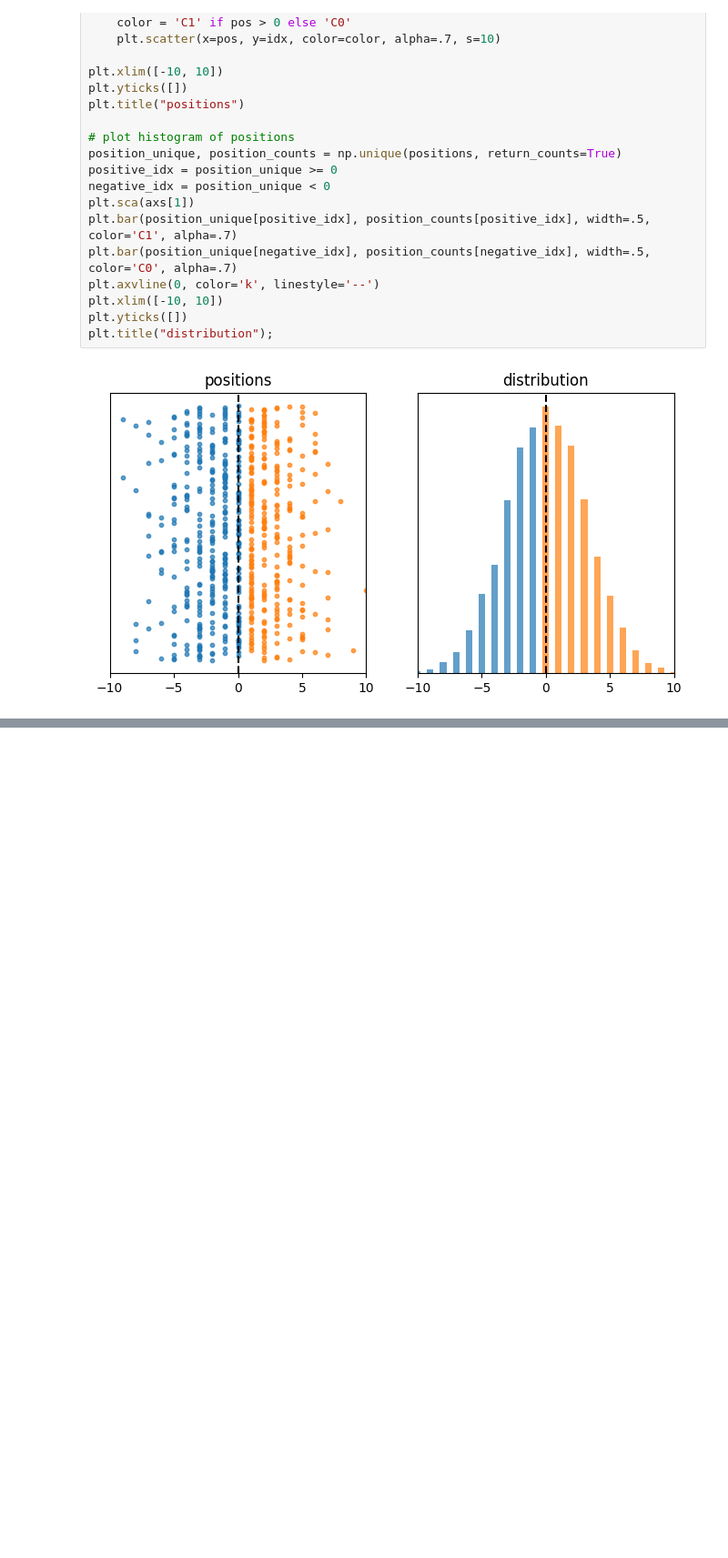
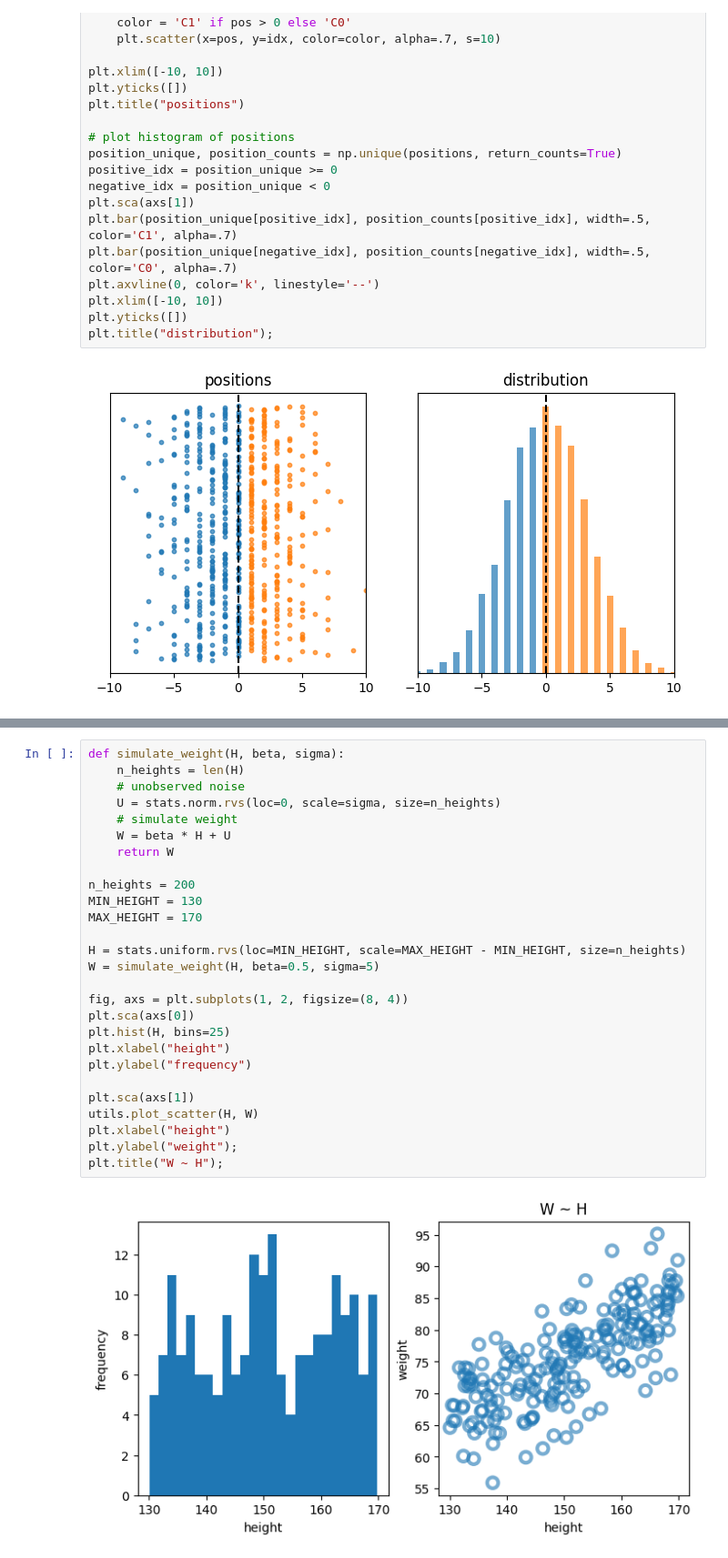
Before and after one commit to vaibrainium/Bayesian-Inference, a Jupyter notebook: notebooks/4-statistical-rethinking/3-geocentric-models.ipynb, the cells around one changed output, grey strips where cells are left out. Shown at 91% size. Cells and saved outputs as stored; diff of their text form; blank space fills up the shorter version.

```diff
--- a/notebooks/4-statistical-rethinking/3-geocentric-models.ipynb
+++ b/notebooks/4-statistical-rethinking/3-geocentric-models.ipynb
@@ -65,0 +120,29 @@ plt.ylabel("pdf(x)");
+# %%
+def simulate_weight(H, beta, sigma):
+    n_heights = len(H)
+    # unobserved noise
+    U = stats.norm.rvs(loc=0, scale=sigma, size=n_heights)
+    # simulate weight
+    W = beta * H + U
+    return W
+
+n_heights = 200
+MIN_HEIGHT = 130
+MAX_HEIGHT = 170
+
+H = stats.uniform.rvs(loc=MIN_HEIGHT, scale=MAX_HEIGHT - MIN_HEIGHT, size=n_heights)
+W = simulate_weight(H, beta=0.5, sigma=5)
+
+fig, axs = plt.subplots(1, 2, figsize=(8, 4))
+plt.sca(axs[0])
+plt.hist(H, bins=25)
+plt.xlabel("height")
+plt.ylabel("frequency")
+
+plt.sca(axs[1])
+utils.plot_scatter(H, W)
+plt.xlabel("height")
+plt.ylabel("weight");
+plt.title("W ~ H");
+# %% [output]
+[figure, added]
```
Also changed, not shown: parts of 28 cells of this notebook.
